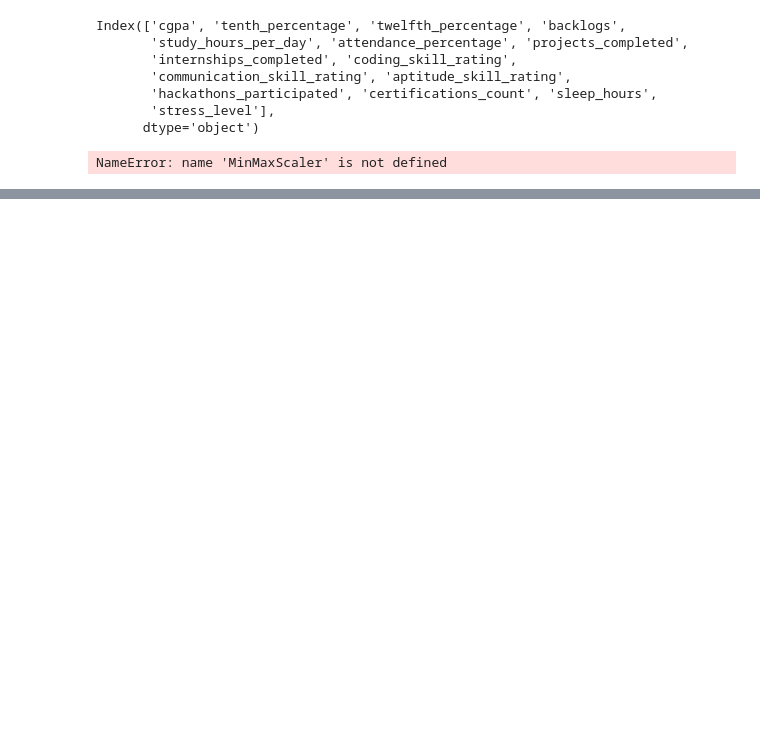
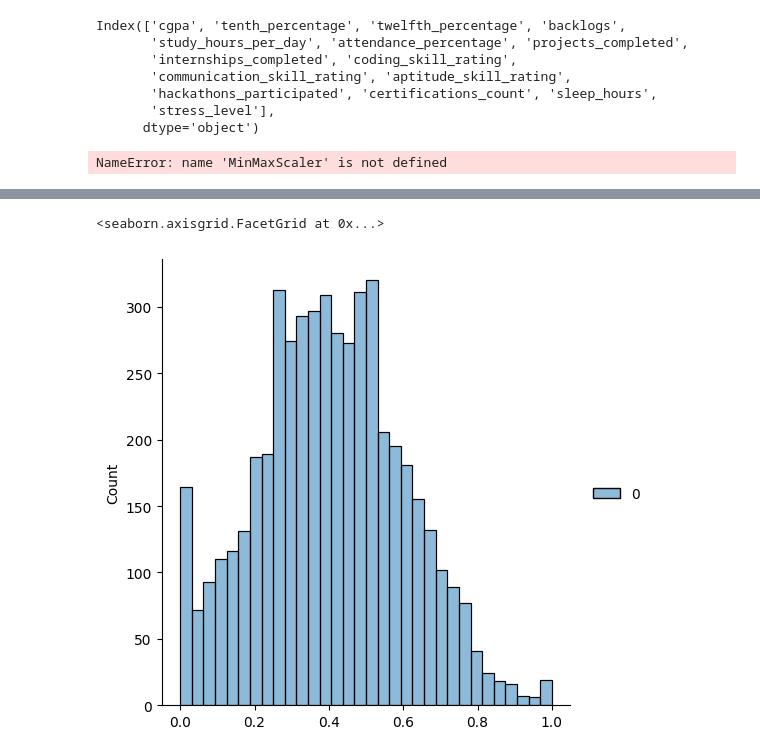
Before and after one commit to Amrutha-Poojary/data-science, a Jupyter notebook: linear_regression_project/experiments_notebooks/linear_regression_project.ipynb, the cells around one changed output, grey strips where cells are left out. Cells and saved outputs as stored; diff of their text form; code cells hidden in the pictures; blank space fills up the shorter version.

```diff
--- a/linear_regression_project/experiments_notebooks/linear_regression_project.ipynb
+++ b/linear_regression_project/experiments_notebooks/linear_regression_project.ipynb
@@ -109,0 +147,5 @@ from sklearn.preprocessing import OneHotEncoder, OrdinalEncoder
+# %%
+from sklearn.preprocessing import StandardScaler, MinMaxScaler
+
+Min_max_Scaler = MinMaxScaler()
+Std_scaler = StandardScaler()
@@ -109,0 +157,8 @@ from sklearn.preprocessing import OneHotEncoder, OrdinalEncoder
+# %%
+study_hours_scaled = Min_max_Scaler.fit_transform(X[['study_hours_per_day']])
+
+sns.displot(study_hours_scaled)
+# study_hours_scaled
+# %% [output]
+<seaborn.axisgrid.FacetGrid at 0x...>
+[figure, added]
```
Also changed, not shown: parts of 25 cells of this notebook, 2 other files.
